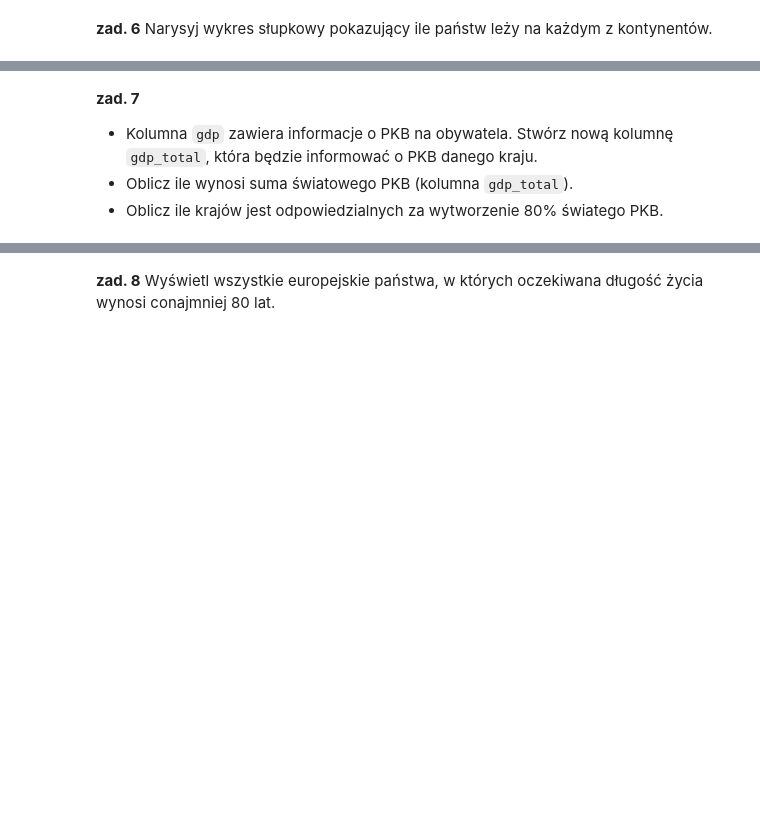
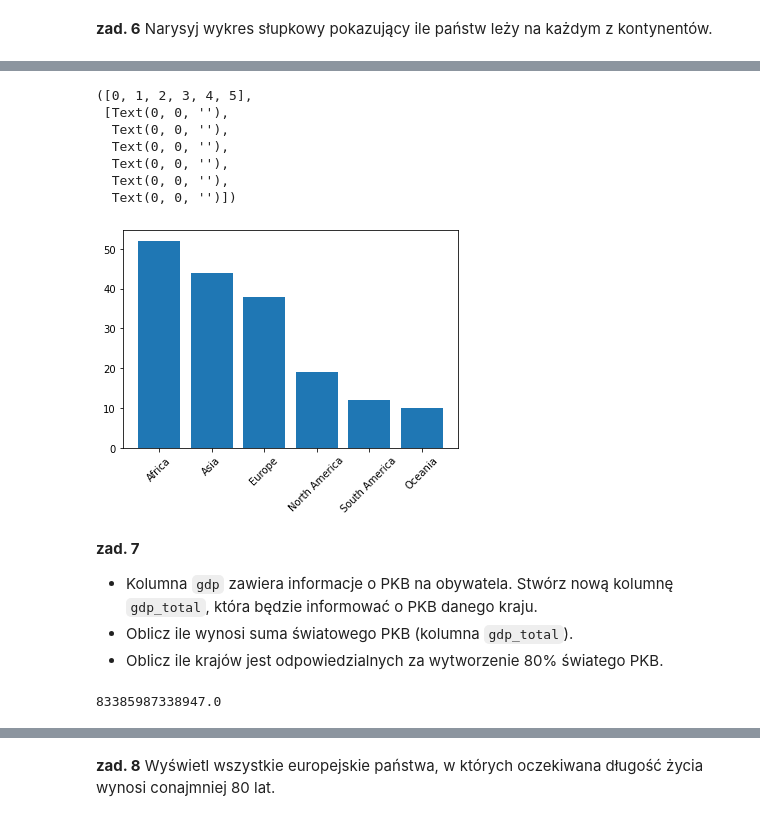
Before and after one commit to Cloudy17g35/python-2021-2022, a Jupyter notebook: homework_2/homework.ipynb, the cells around one changed output, grey strips where cells are left out. Drawn from its saved outputs; the diff is of its cells as text; code cells hidden in the pictures; blank space fills up the shorter version.

```diff
--- a/homework_2/homework.ipynb
+++ b/homework_2/homework.ipynb
@@ -37,0 +72,13 @@ Name: continent, Length: 175, dtype: object
+# %%
+continents_codes= []
+for country_code in converted_countries:
+    continents_codes.append(pc.country_alpha2_to_continent_code(country_code))
+# %%
+data['continents_codes'] = continents_codes
+# %%
+continents_names = []
+
+for continent in continents_codes:
+    continents_names.append(pc.convert_continent_code_to_continent_name(continent))
+# %%
+data['continent_name'] = continents_names
@@ -57,3 +109,16 @@ Oblicz ile osób mieszka na każdym z kontynentów.
+# %%
+plt.bar(data['continent_name'].value_counts().index,
+       data['continent_name'].value_counts().values)
+plt.xticks(rotation=45)
+# %% [output]
+([0, 1, 2, 3, 4, 5],
+ [Text(0, 0, ''),
+  Text(0, 0, ''),
+  Text(0, 0, ''),
+  Text(0, 0, ''),
+  Text(0, 0, ''),
+  Text(0, 0, '')])
+[figure, added]
 # %% [markdown]
 **zad. 7**
  * Kolumna `gdp` zawiera informacje o PKB na obywatela. Stwórz nową kolumnę `gdp_total`, która będzie informować o PKB danego kraju.
@@ -61,0 +129,4 @@ Oblicz ile osób mieszka na każdym z kontynentów.
+# %%
+sum(list(data['gdp_total'].values))
+# %% [output]
+83385987338947.0
```
Also changed, not shown: parts of 19 cells of this notebook, 1 other file.
